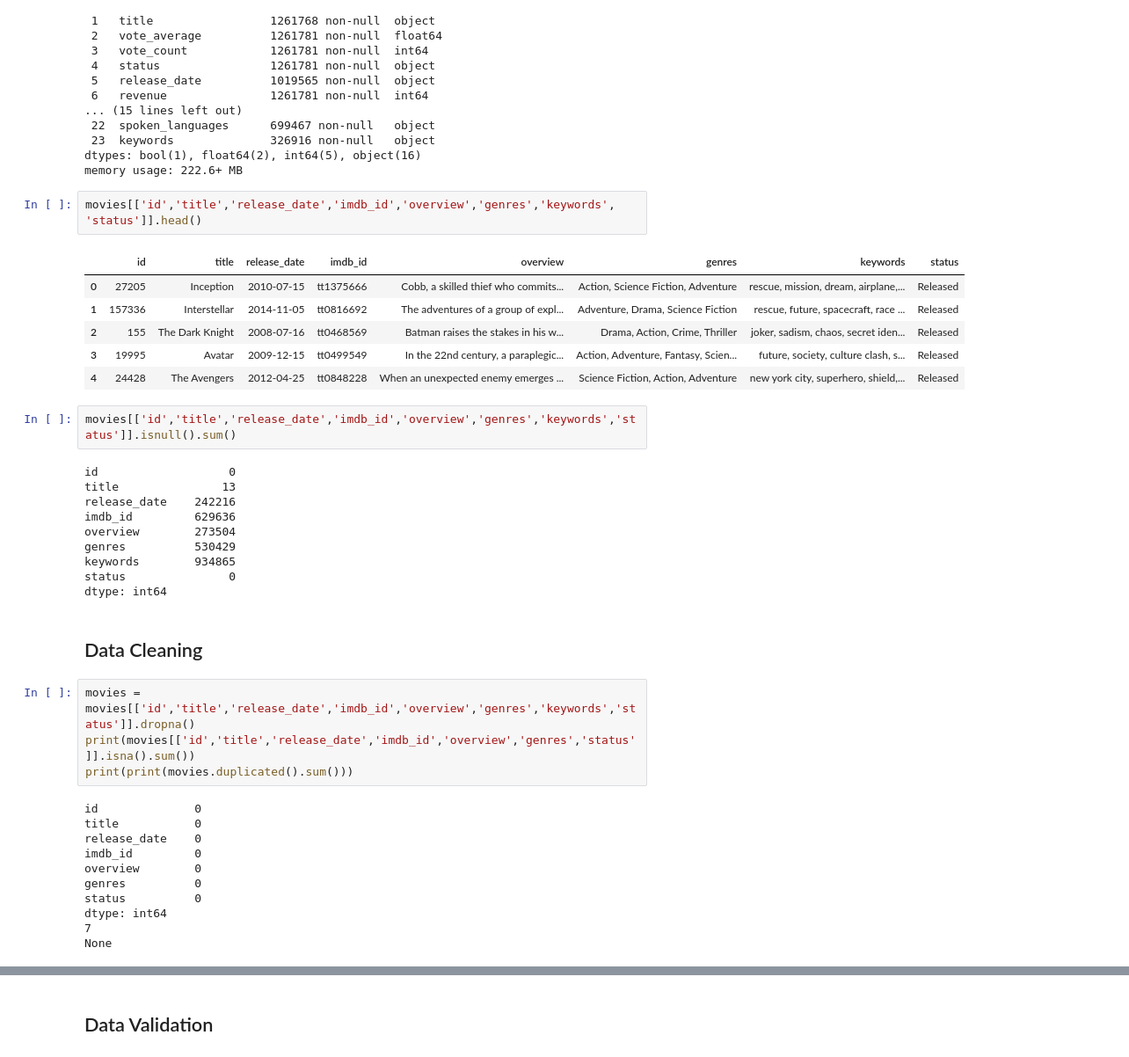
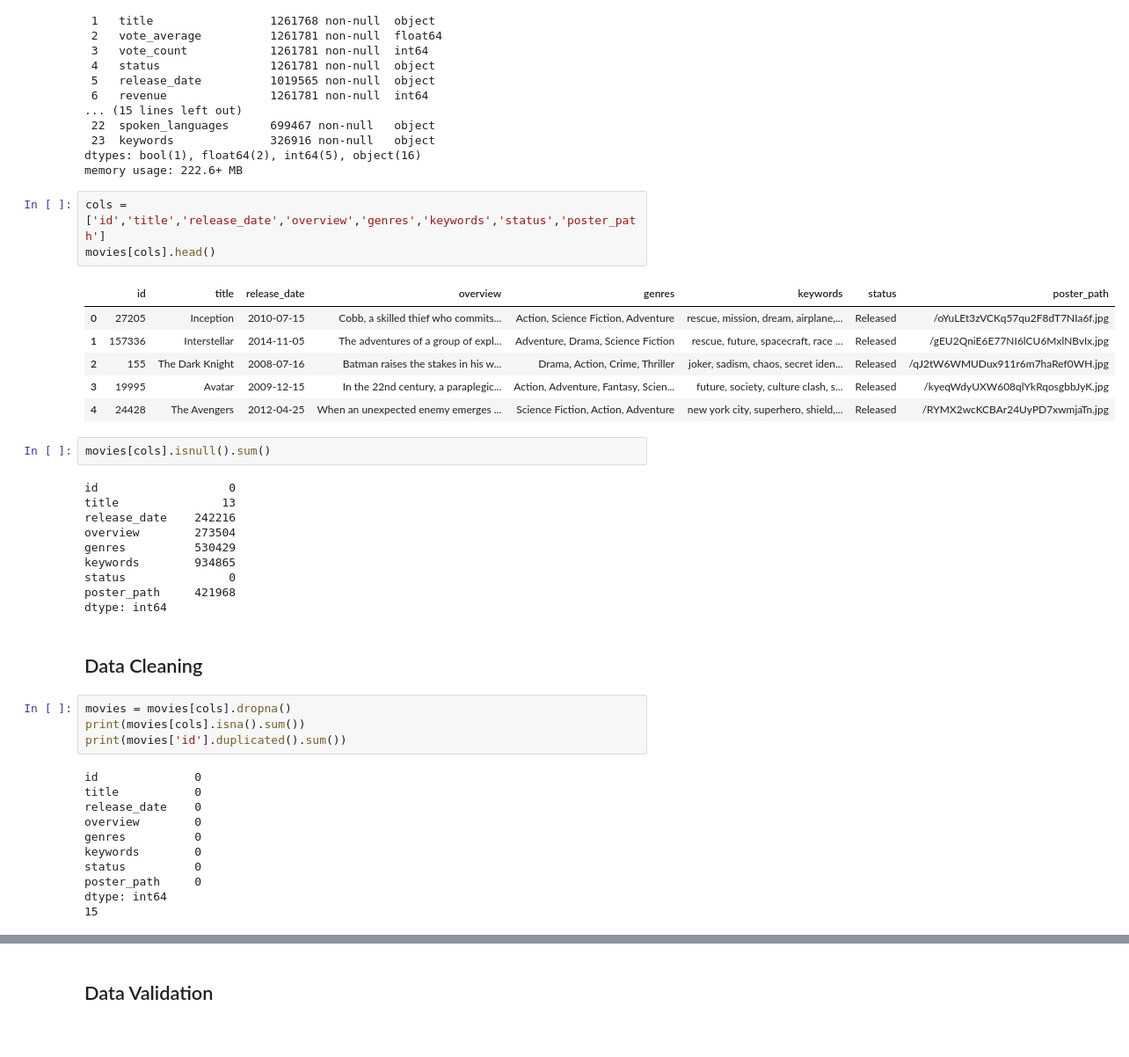
Before and after one commit to Lakes41/movie-recommendation-model, a Jupyter notebook: backend/main nb.ipynb, the cells around one changed output, grey strips where cells are left out. Shown: that part at 88% size. Saved outputs shown, nothing was run; the diff lists cells and outputs as text.

```diff
--- a/backend/main nb.ipynb
+++ b/backend/main nb.ipynb
@@ -31,40 +31,41 @@ Data columns (total 24 columns):
 dtypes: bool(1), float64(2), int64(5), object(16)
 memory usage: 222.6+ MB
 # %%
-movies[['id','title','release_date','imdb_id','overview','genres','keywords', 'status']].head()
+cols = ['id','title','release_date','overview','genres','keywords','status','poster_path']
+movies[cols].head()
 # %% [output]
-|  | id | title | release_date | imdb_id | overview | genres | keywords | status |
-| 0 | 27205 | Inception | 2010-07-15 | tt1375666 | Cobb, a skilled thief who commits... | Action, Science Fiction, Adventure | rescue, mission, dream, airplane,... | Released |
-| 1 | 157336 | Interstellar | 2014-11-05 | tt0816692 | The adventures of a group of expl... | Adventure, Drama, Science Fiction | rescue, future, spacecraft, race ... | Released |
-| 2 | 155 | The Dark Knight | 2008-07-16 | tt0468569 | Batman raises the stakes in his w... | Drama, Action, Crime, Thriller | joker, sadism, chaos, secret iden... | Released |
-| 3 | 19995 | Avatar | 2009-12-15 | tt0499549 | In the 22nd century, a paraplegic... | Action, Adventure, Fantasy, Scien... | future, society, culture clash, s... | Released |
-| 4 | 24428 | The Avengers | 2012-04-25 | tt0848228 | When an unexpected enemy emerges ... | Science Fiction, Action, Adventure | new york city, superhero, shield,... | Released |
+|  | id | title | release_date | overview | genres | keywords | status | poster_path |
+| 0 | 27205 | Inception | 2010-07-15 | Cobb, a skilled thief who commits... | Action, Science Fiction, Adventure | rescue, mission, dream, airplane,... | Released | /oYuLEt3zVCKq57qu2F8dT7NIa6f.jpg |
+| 1 | 157336 | Interstellar | 2014-11-05 | The adventures of a group of expl... | Adventure, Drama, Science Fiction | rescue, future, spacecraft, race ... | Released | /gEU2QniE6E77NI6lCU6MxlNBvIx.jpg |
+| 2 | 155 | The Dark Knight | 2008-07-16 | Batman raises the stakes in his w... | Drama, Action, Crime, Thriller | joker, sadism, chaos, secret iden... | Released | /qJ2tW6WMUDux911r6m7haRef0WH.jpg |
+| 3 | 19995 | Avatar | 2009-12-15 | In the 22nd century, a paraplegic... | Action, Adventure, Fantasy, Scien... | future, society, culture clash, s... | Released | /kyeqWdyUXW608qlYkRqosgbbJyK.jpg |
+| 4 | 24428 | The Avengers | 2012-04-25 | When an unexpected enemy emerges ... | Science Fiction, Action, Adventure | new york city, superhero, shield,... | Released | /RYMX2wcKCBAr24UyPD7xwmjaTn.jpg |
 # %%
-movies[['id','title','release_date','imdb_id','overview','genres','keywords','status']].isnull().sum()
+movies[cols].isnull().sum()
 # %% [output]
 id                   0
 title               13
 release_date    242216
-imdb_id         629636
 overview        273504
 genres          530429
 keywords        934865
 status               0
+poster_path     421968
 dtype: int64
 # %% [markdown]
 ## Data Cleaning
 # %%
-movies = movies[['id','title','release_date','imdb_id','overview','genres','keywords','status']].dropna()
-print(movies[['id','title','release_date','imdb_id','overview','genres','status']].isna().sum())
-print(print(movies.duplicated().sum()))
+movies = movies[cols].dropna()
+print(movies[cols].isna().sum())
+print(movies['id'].duplicated().sum())
 # %% [output]
 id              0
 title           0
 release_date    0
-imdb_id         0
 overview        0
 genres          0
+keywords        0
 status          0
+poster_path     0
 dtype: int64
-7
-None
+15
```
Also changed, not shown: parts of 20 cells of this notebook, 3 other files.
